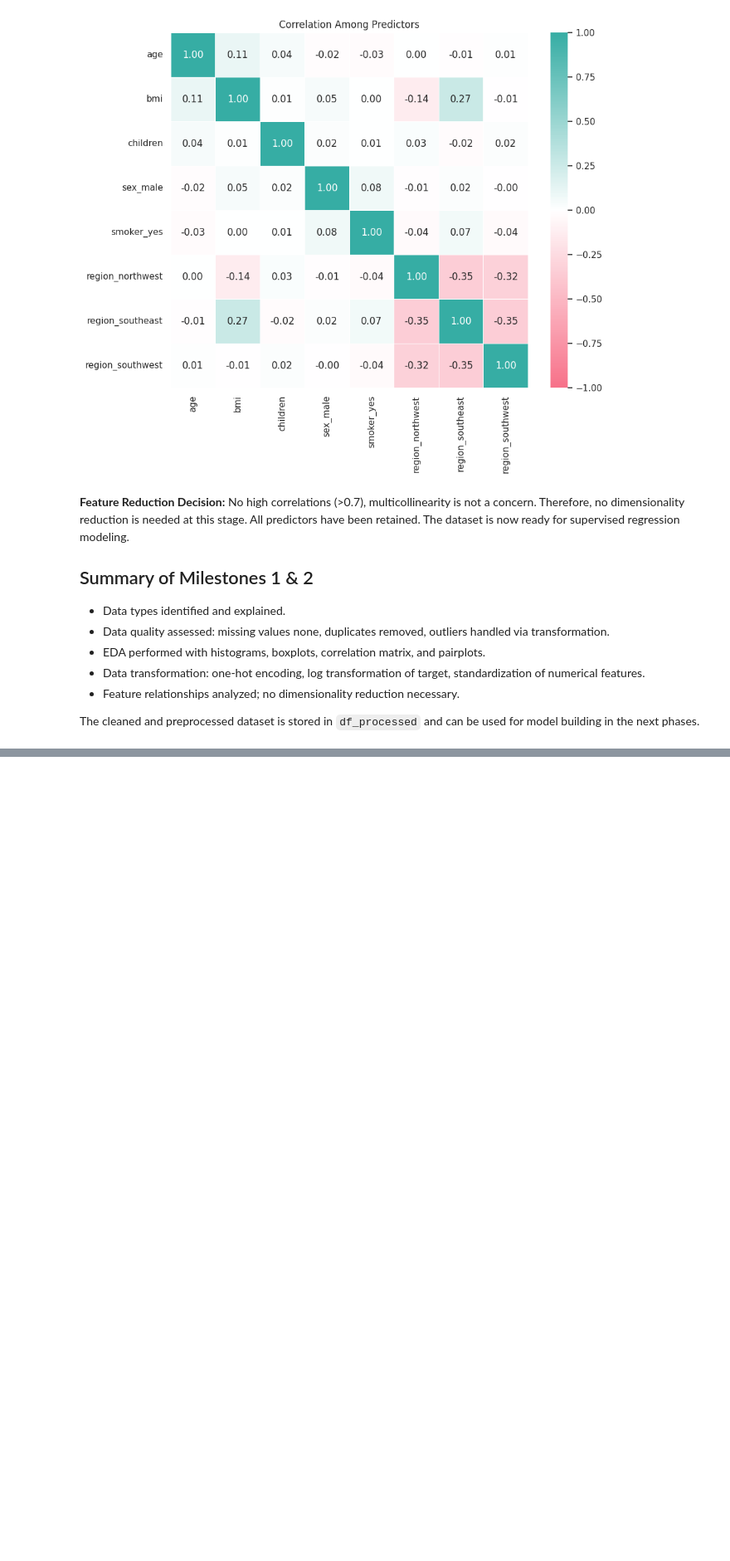
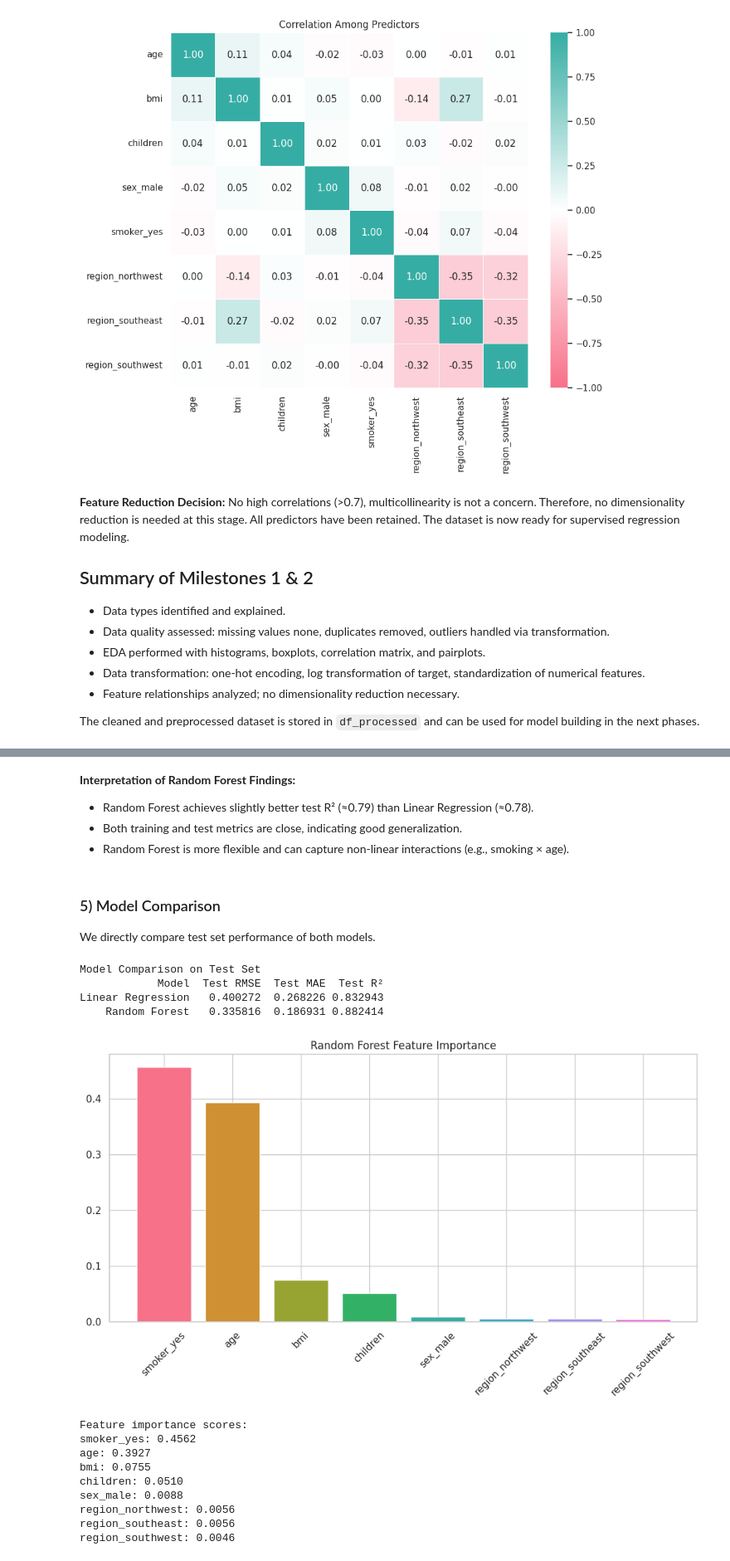
Before and after one commit to TABxSAID/MIS-5557, a Jupyter notebook: Term Project.ipynb, the cells around one changed output, grey strips where cells are left out. Shown at 83% size. Cells and saved outputs as stored; diff of their text form; code cells hidden in the pictures; blank space fills up the shorter version.

```diff
--- a/Term Project.ipynb
+++ b/Term Project.ipynb
@@ -504,0 +651,53 @@ The cleaned and preprocessed dataset is stored in `df_processed` and can be used
+# %% [markdown]
+**Interpretation of Random Forest Findings:**
+
+- Random Forest achieves slightly better test R² (≈0.79) than Linear Regression (≈0.78).
+- Both training and test metrics are close, indicating good generalization.
+- Random Forest is more flexible and can capture non‑linear interactions (e.g., smoking × age).
+# %% [markdown]
+### 5) Model Comparison
+
+We directly compare test set performance of both models.
+# %%
+comparison = pd.DataFrame({
+    'Model': ['Linear Regression', 'Random Forest'],
+    'Test RMSE': [np.sqrt(mean_squared_error(y_test, y_test_pred_lr)),
+                  np.sqrt(mean_squared_error(y_test, y_test_pred_rf))],
+    'Test MAE': [mean_absolute_error(y_test, y_test_pred_lr),
+                 mean_absolute_error(y_test, y_test_pred_rf)],
+    'Test R²': [r2_score(y_test, y_test_pred_lr),
+                r2_score(y_test, y_test_pred_rf)]
+})
+
+print("Model Comparison on Test Set")
+print(comparison.to_string(index=False))
+print("\n")
+# Feature importance from Random Forest
+importances = best_rf.feature_importances_
+indices = np.argsort(importances)[::-1]
+
+plt.figure(figsize=(10, 6))
+plt.title("Random Forest Feature Importance")
+plt.bar(range(len(importances)), importances[indices], color=sns.color_palette("husl", len(importances)))
+plt.xticks(range(len(importances)), np.array(predictor_cols)[indices], rotation=45)
+plt.tight_layout()
+plt.show()
+
+print("\nFeature importance scores:")
+for i in range(len(importances)):
+    print(f"{predictor_cols[indices[i]]}: {importances[indices[i]]:.4f}")
+# %% [output]
+Model Comparison on Test Set
+            Model  Test RMSE  Test MAE  Test R²
+Linear Regression   0.400272  0.268226 0.832943
+    Random Forest   0.335816  0.186931 0.882414
+[figure, added]
+Feature importance scores:
+smoker_yes: 0.4562
+age: 0.3927
+bmi: 0.0755
+children: 0.0510
+sex_male: 0.0088
+region_northwest: 0.0056
+region_southeast: 0.0056
+region_southwest: 0.0046
```
Also changed, not shown: parts of 20 cells of this notebook.
